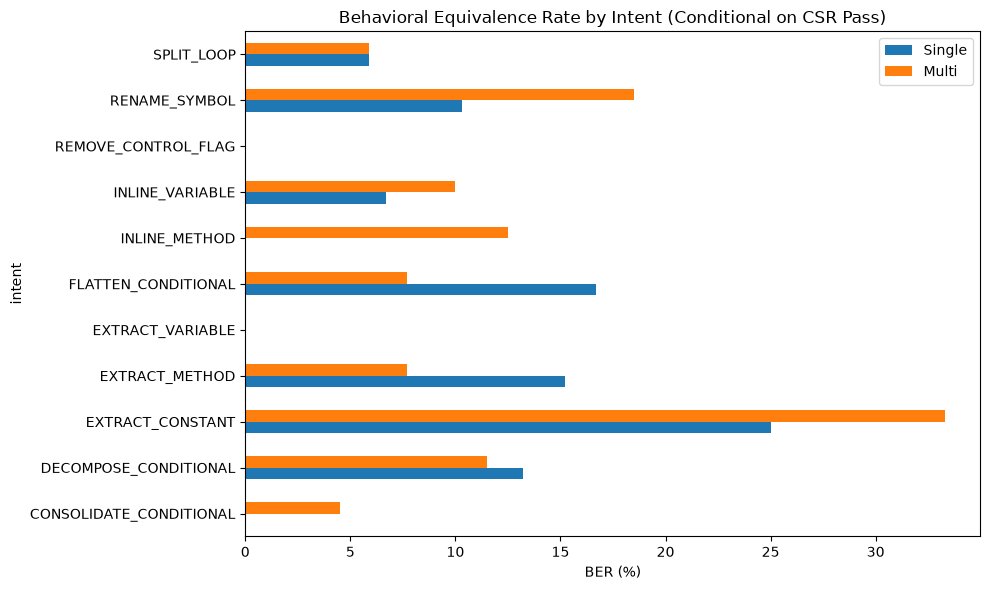
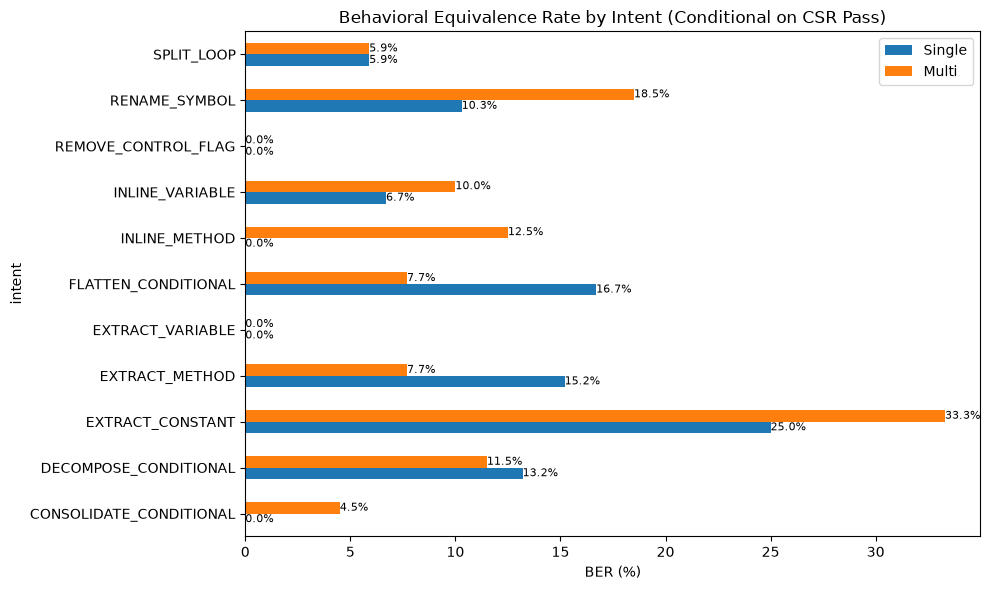
The notebook cell's code change between the first figure and the second:
--- before
+++ after
@@ -7,3 +7,5 @@
 ax=ber_intent.plot.barh(figsize=(10,6))
 ax.set_title('Behavioral Equivalence Rate by Intent (Conditional on CSR Pass)')
+for p in ax.patches:
+    ax.annotate(f'{p.get_width():.1f}%',(p.get_width(),p.get_y()+p.get_height()/2),ha='left',va='center',fontsize=8)
 ax.set_xlabel('BER (%)'); plt.tight_layout(); plt.show()

Commit: fix: add value annotations to all bar charts